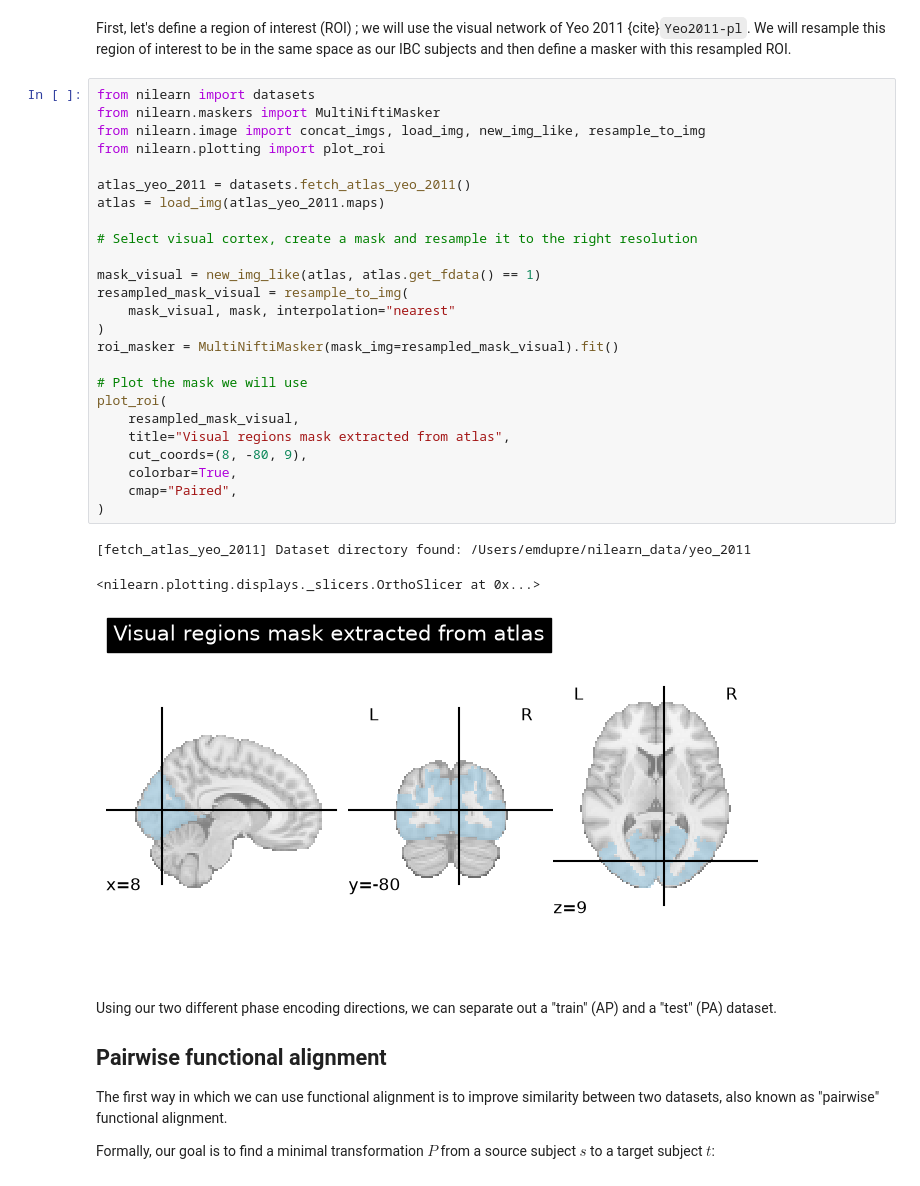
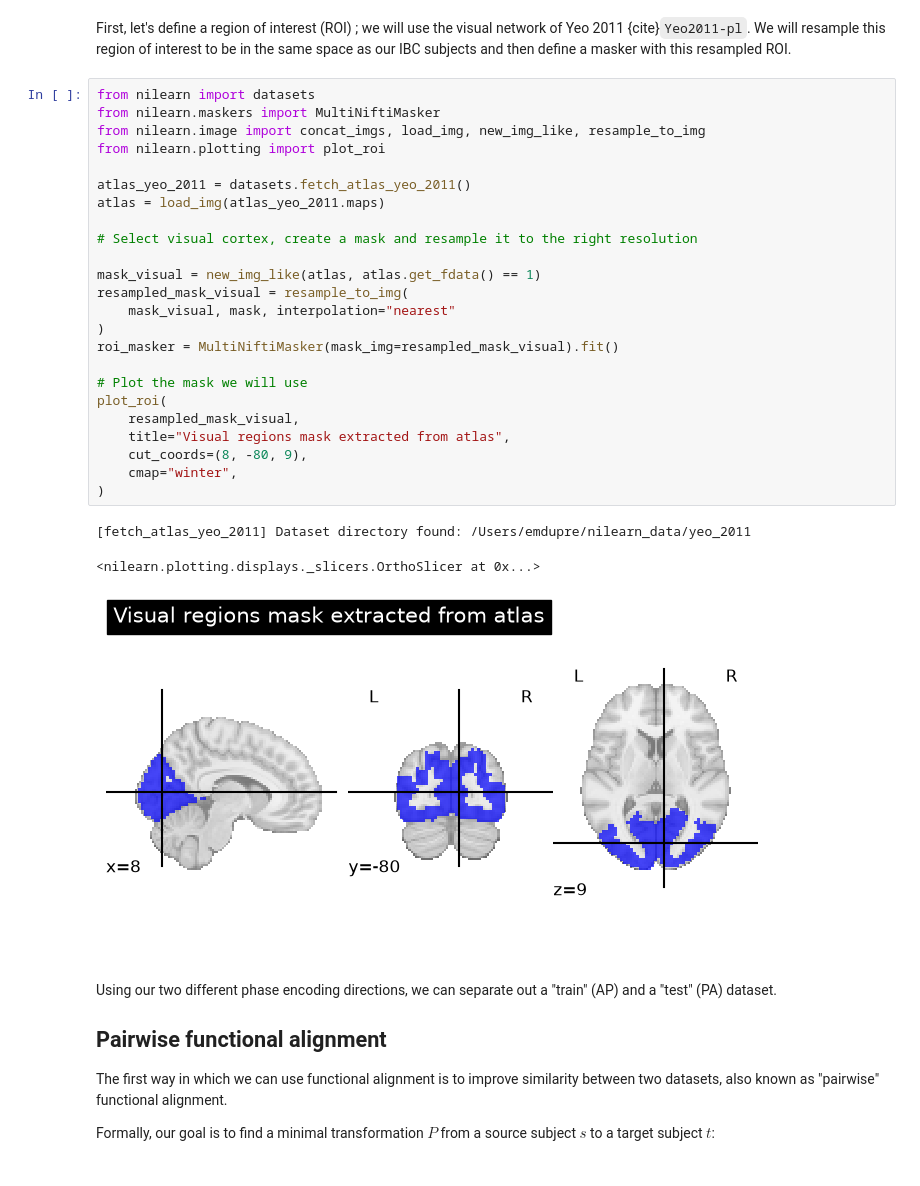
Before and after one commit to emdupre/nha-ml-nimg, a Jupyter notebook: _sources/06-alignment-inter-subject.ipynb, the cells around one changed output. Cells and saved outputs as stored; diff of their text form.

```diff
--- a/_sources/06-alignment-inter-subject.ipynb
+++ b/_sources/06-alignment-inter-subject.ipynb
@@ -32,32 +32,31 @@ We will resample this region of interest to be in the same space as our IBC subj
 # %%
 from nilearn import datasets
 from nilearn.maskers import MultiNiftiMasker
 from nilearn.image import concat_imgs, load_img, new_img_like, resample_to_img
 from nilearn.plotting import plot_roi
 
 atlas_yeo_2011 = datasets.fetch_atlas_yeo_2011()
 atlas = load_img(atlas_yeo_2011.maps)
 
 # Select visual cortex, create a mask and resample it to the right resolution
 
 mask_visual = new_img_like(atlas, atlas.get_fdata() == 1)
 resampled_mask_visual = resample_to_img(
     mask_visual, mask, interpolation="nearest"
 )
 roi_masker = MultiNiftiMasker(mask_img=resampled_mask_visual).fit()
 
 # Plot the mask we will use
 plot_roi(
     resampled_mask_visual,
     title="Visual regions mask extracted from atlas",
     cut_coords=(8, -80, 9),
-    colorbar=True,
-    cmap="Paired",
+    cmap="winter",
 )
 # %% [output]
 [fetch_atlas_yeo_2011] Dataset directory found: /Users/emdupre/nilearn_data/yeo_2011
 <nilearn.plotting.displays._slicers.OrthoSlicer at 0x...>
-[figure, old version]
+[figure, new version]
 # %% [markdown]
 Using our two different phase encoding directions, we can separate out a "train" (AP) and a "test" (PA) dataset.
 
```
Also changed, not shown: 14 other files.
